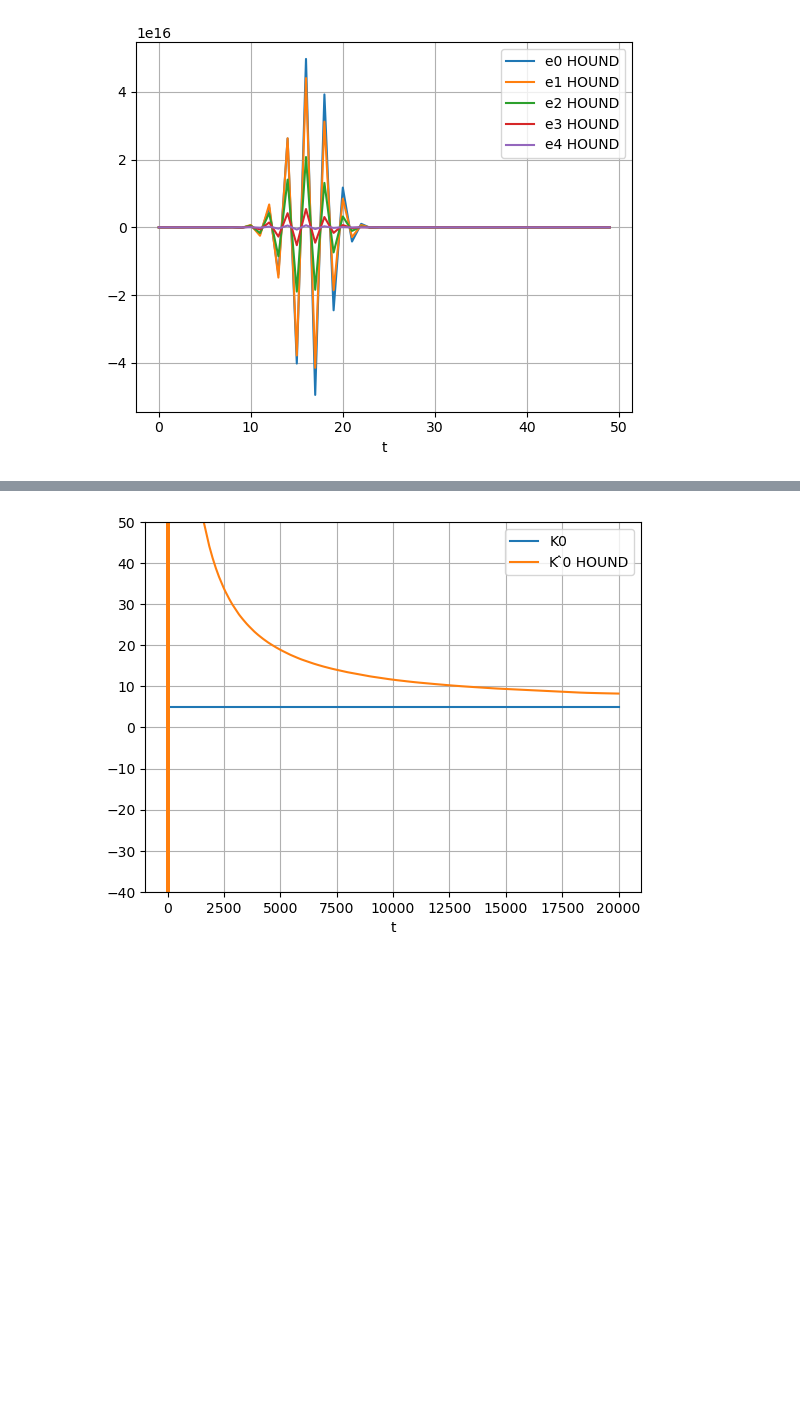
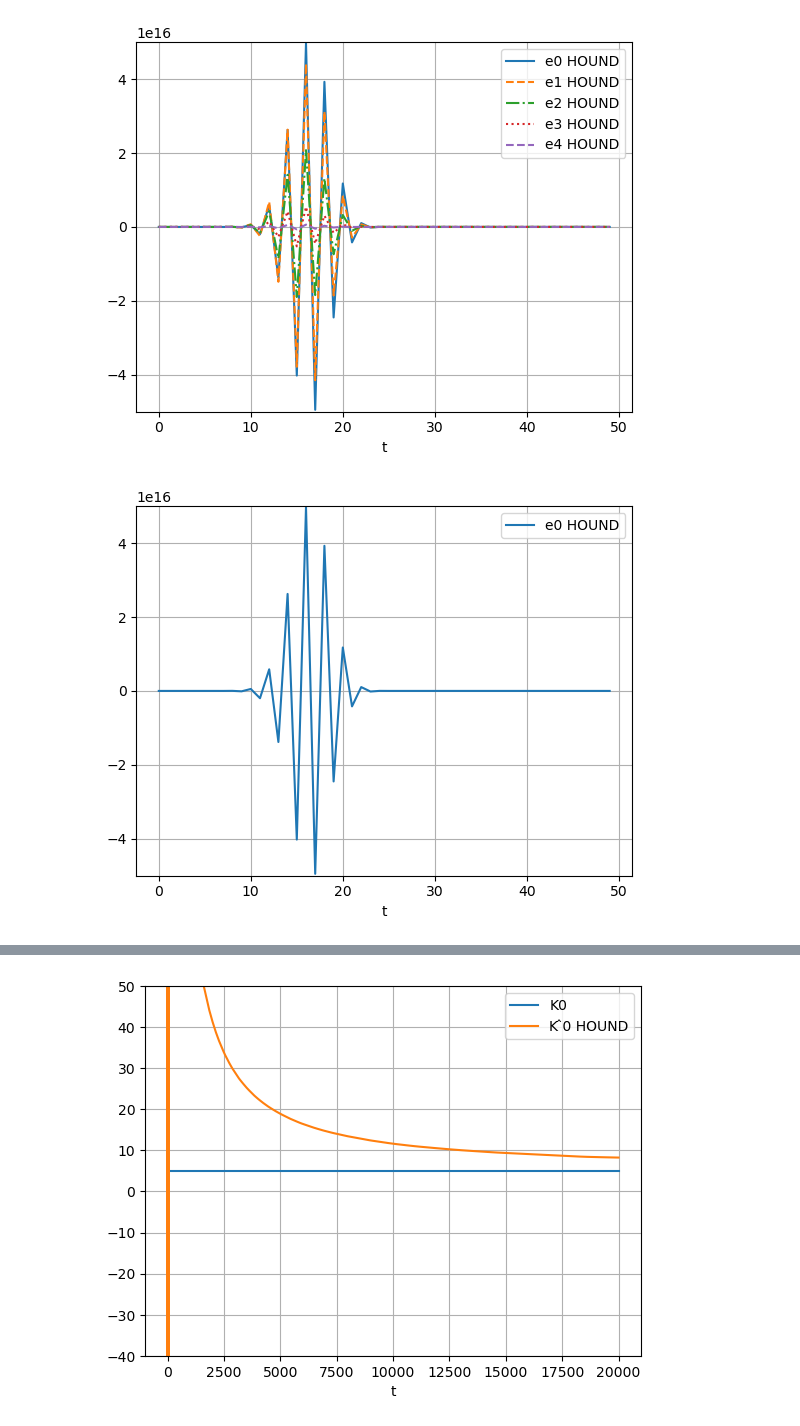
Before and after one commit to katrichek/HOUND, a Jupyter notebook: HOUND.ipynb, the cells around one changed output, grey strips where cells are left out. Saved outputs shown, nothing was run; the diff lists cells and outputs as text; code cells hidden in the pictures; blank space fills up the shorter version.

```diff
--- a/HOUND.ipynb
+++ b/HOUND.ipynb
@@ -285,10 +368,66 @@ plt.show();
 # %%
 fig, ax = plt.subplots()
-for j in range(n):
-    ax.plot(ts[:50], es_HOUND[j][:50], label='e'+str(j)+' HOUND')
+ax.set_ylim(-5e16, 5e16)
+ax.plot(ts[:50], es_HOUND[0][:50], label='e0 HOUND', linestyle="solid")
+ax.plot(ts[:50], es_HOUND[1][:50], label='e1 HOUND', linestyle="dashed")
+ax.plot(ts[:50], es_HOUND[2][:50], label='e2 HOUND', linestyle="dashdot")
+ax.plot(ts[:50], es_HOUND[3][:50], label='e3 HOUND', linestyle="dotted")
+ax.plot(ts[:50], es_HOUND[4][:50], label='e4 HOUND', linestyle="dashed")
 ax.grid();
 ax.set_xlabel("t")
 plt.legend()
 plt.show();
+
+
+fig, ax = plt.subplots()
+ax.set_ylim(-5e16, 5e16)
+ax.plot(ts[:50], es_HOUND[0][:50], label='e0 HOUND', linestyle="solid")
+ax.grid();
+ax.set_xlabel("t")
+plt.legend()
+plt.show();
+
+fig, ax = plt.subplots()
+ax.set_ylim(-5e16, 5e16)
+ax.plot(ts[:50], es_HOUND[1][:50], linestyle="None")
+ax.plot(ts[:50], es_HOUND[1][:50], label='e1 HOUND', linestyle="dashed")
+ax.grid();
+ax.set_xlabel("t")
+plt.legend()
+plt.show();
+
+fig, ax = plt.subplots()
+ax.set_ylim(-5e16, 5e16)
+ax.plot(ts[:50], es_HOUND[2][:50], linestyle="None")
+ax.plot(ts[:50], es_HOUND[2][:50], linestyle="None")
+ax.plot(ts[:50], es_HOUND[2][:50], label='e2 HOUND', linestyle="dashdot")
+ax.grid();
+ax.set_xlabel("t")
+plt.legend()
+plt.show();
+
+fig, ax = plt.subplots()
+ax.set_ylim(-5e16, 5e16)
+ax.plot(ts[:50], es_HOUND[3][:50], linestyle="None")
+ax.plot(ts[:50], es_HOUND[3][:50], linestyle="None")
+ax.plot(ts[:50], es_HOUND[3][:50], linestyle="None")
+ax.plot(ts[:50], es_HOUND[3][:50], label='e3 HOUND', linestyle="dotted")
+ax.grid();
+ax.set_xlabel("t")
+plt.legend()
+plt.show();
+
+fig, ax = plt.subplots()
+ax.set_ylim(-5e16, 5e16)
+ax.plot(ts[:50], es_HOUND[4][:50], linestyle="None")
+ax.plot(ts[:50], es_HOUND[4][:50], linestyle="None")
+ax.plot(ts[:50], es_HOUND[4][:50], linestyle="None")
+ax.plot(ts[:50], es_HOUND[4][:50], linestyle="None")
+ax.plot(ts[:50], es_HOUND[4][:50], label='e4 HOUND', linestyle="dashed")
+ax.grid();
+ax.set_xlabel("t")
+plt.legend()
+plt.show();
 # %% [output]
-[figure, old version]
+[figure, new version]
+[figure, added]
```
Also changed, not shown: parts of 4 cells of this notebook.
